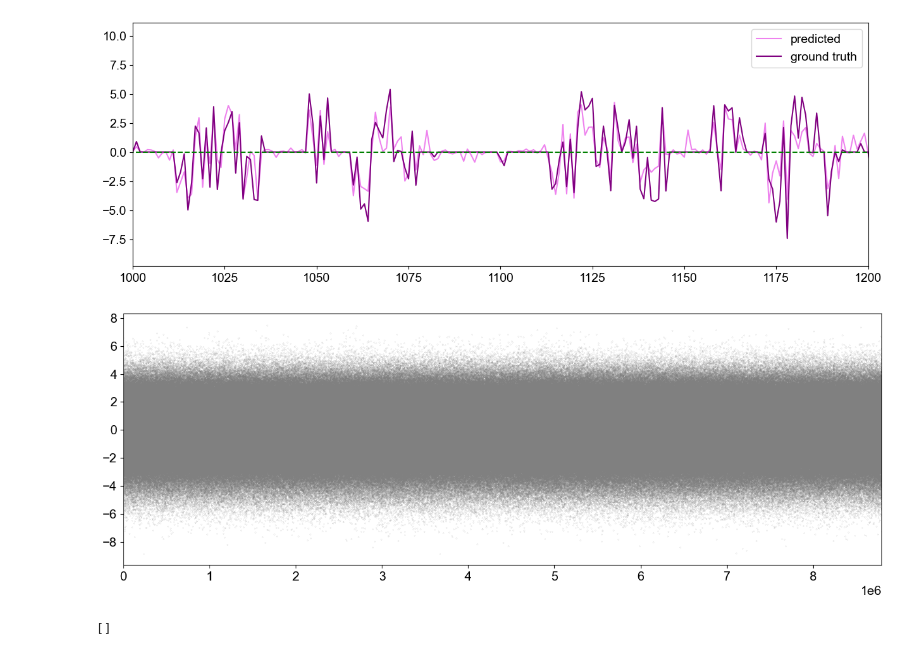
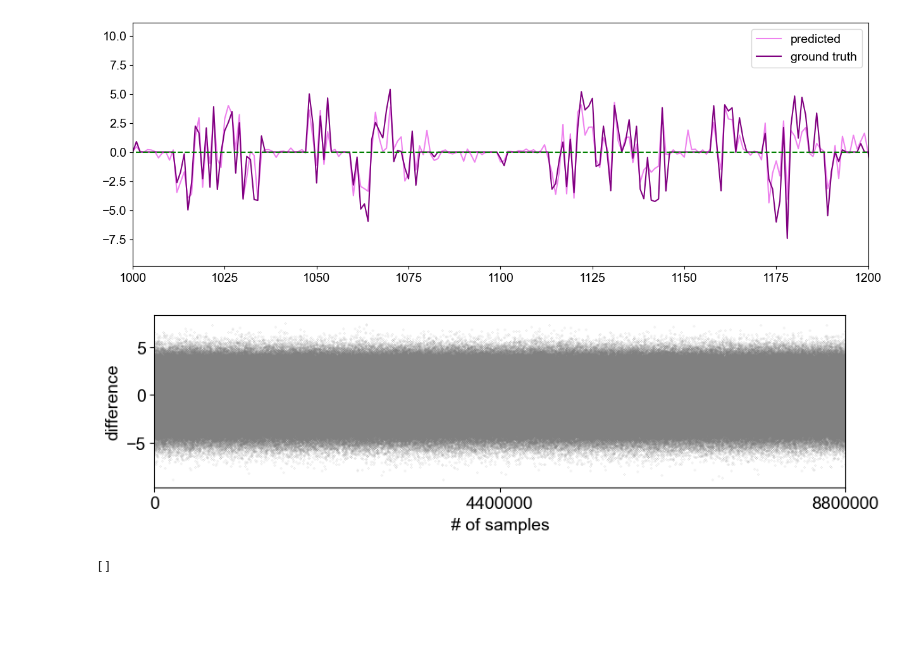
Before and after one commit to yihan-liu/MAG-OCN, a Jupyter notebook: magnetic_moment.ipynb, the cells around one changed output. Cells and saved outputs as stored; diff of their text form; code cells hidden in the pictures; blank space fills up the shorter version.

```diff
--- a/magnetic_moment.ipynb
+++ b/magnetic_moment.ipynb
@@ -364,12 +373,18 @@ plt.legend()
 <matplotlib.legend.Legend at 0x...>
 [figure]
 # %%
-plt.figure(figsize=(15, 5))
+num_sample = len(ground_truth)
+
+plt.figure(figsize=(10, 2.5))
 plt.plot(ground_truth - predictions, 'o', c='gray', ms=0.1)
-plt.xlim(0, len(ground_truth))
+plt.ticklabel_format(axis='x', style='plain')
+plt.xlim(0, num_sample)
+plt.xticks([0, num_sample / 2, num_sample])
+plt.xlabel('# of samples')
+plt.ylabel('difference')
 plt.show()
 # %% [output]
-[figure, old version]
+[figure, new version]
 # %%
 plt.hist(ground_truth - predictions, bins=1000)
 plt.plot()
```
Also changed, not shown: parts of 3 cells of this notebook, 1 other file.
